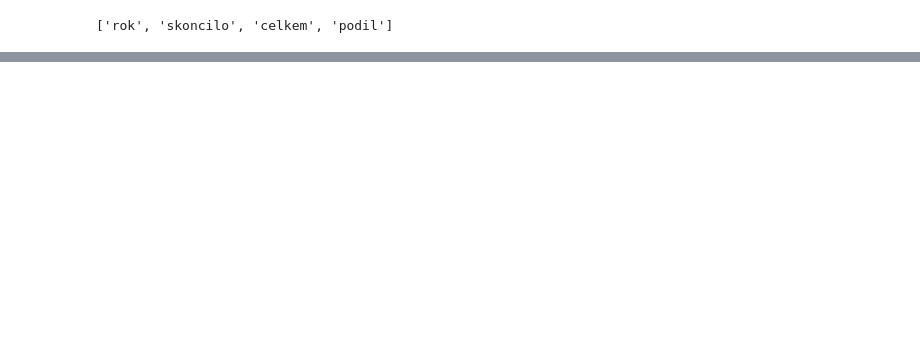
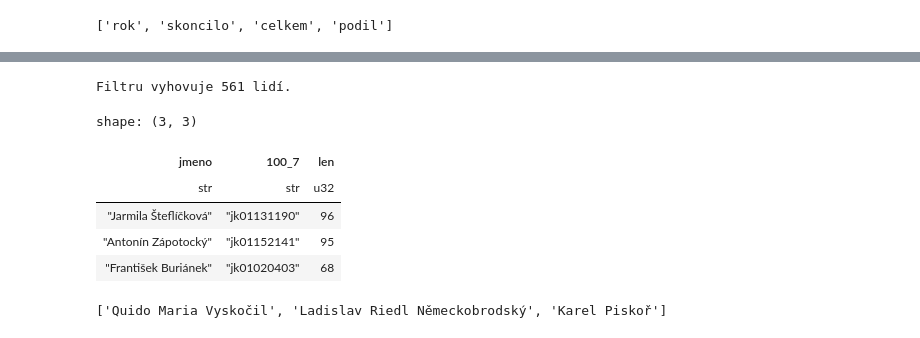
Before and after one commit to DataRozhlas/knizni-peoplemetr, a Jupyter notebook: 905b_odmlky_grafy.ipynb, the cells around one changed output, grey strips where cells are left out. Saved outputs shown, nothing was run; the diff lists cells and outputs as text; code cells hidden in the pictures; blank space fills up the shorter version.

```diff
--- a/905b_odmlky_grafy.ipynb
+++ b/905b_odmlky_grafy.ipynb
@@ -207,0 +220,11 @@ alt.vconcat(norm_dom, norm_zahr).configure_view(stroke='transparent').resolve_sc
+# %%
+osmdesatdevet = nevysli_po(1989, 4, 10).head(3)
+osmdesatdevet
+# %% [output]
+Filtru vyhovuje 561 lidí.
+shape: (3, 3)
+| jmeno | 100_7 | len |
+| str | str | u32 |
+| "Jarmila Šteflíčková" | "jk01131190" | 96 |
+| "Antonín Zápotocký" | "jk01152141" | 95 |
+| "František Buriánek" | "jk01020403" | 68 |
@@ -207,0 +247,4 @@ alt.vconcat(norm_dom, norm_zahr).configure_view(stroke='transparent').resolve_sc
+# %%
+fertig_48_razeni
+# %% [output]
+['Quido Maria Vyskočil', 'Ladislav Riedl Německobrodský', 'Karel Piskoř']
```
Also changed, not shown: parts of 18 cells of this notebook, 1 other file.
